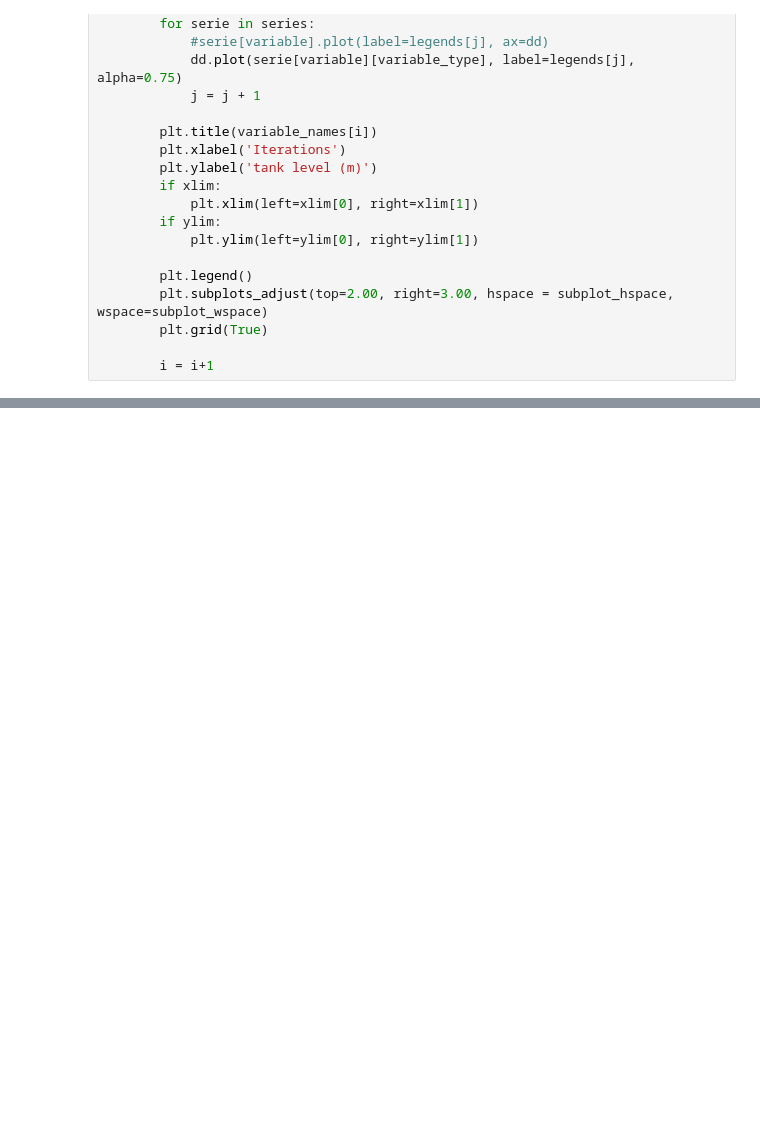
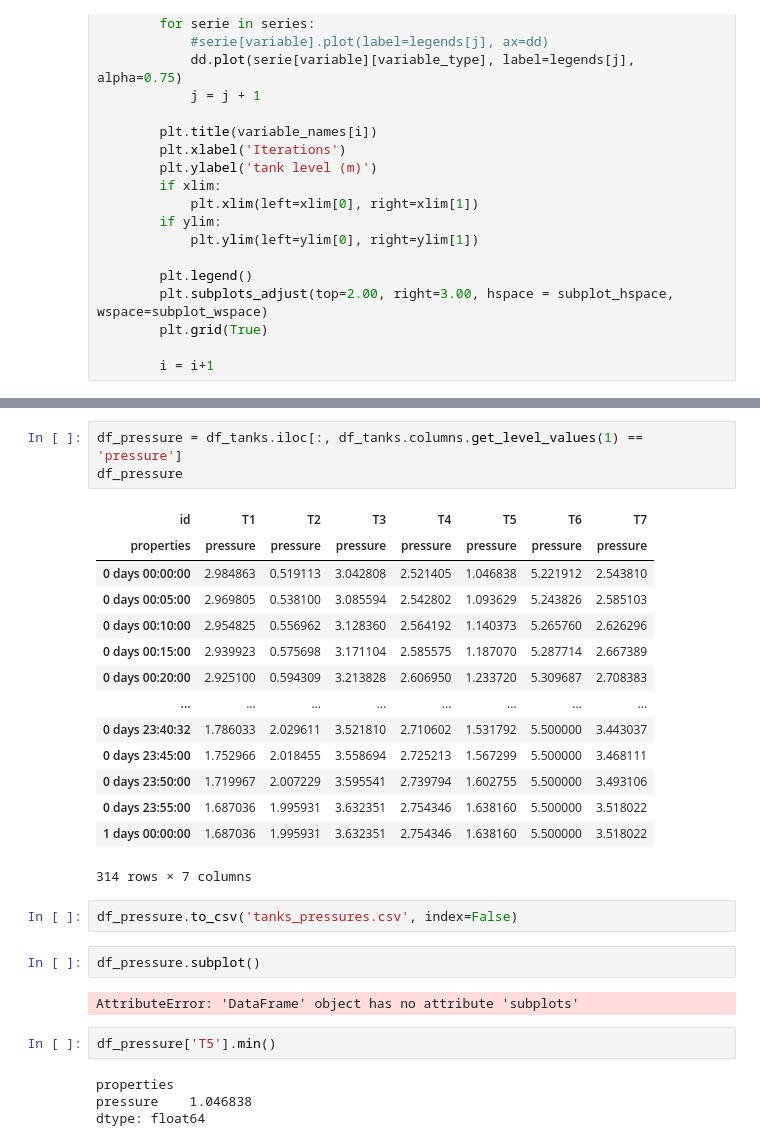
Before and after one commit to Daveonwave/msc_thesis, a Jupyter notebook: notebooks/wntr_epynet_comparison.ipynb, the cells around one changed output, grey strips where cells are left out. Cells and saved outputs as stored; diff of their text form; blank space fills up the shorter version.

```diff
--- a/notebooks/wntr_epynet_comparison.ipynb
+++ b/notebooks/wntr_epynet_comparison.ipynb
@@ -177,0 +165,30 @@ do_subplot([no_step_df_tanks, step_df_tanks], tanks, 'pressure',['No Step-by-ste
+# %%
+df_pressure = df_tanks.iloc[:, df_tanks.columns.get_level_values(1) == 'pressure']
+df_pressure
+# %% [output]
+| id | T1 | T2 | T3 | T4 | T5 | T6 | T7 |
+| properties | pressure | pressure | pressure | pressure | pressure | pressure | pressure |
+| 0 days 00:00:00 | 2.984863 | 0.519113 | 3.042808 | 2.521405 | 1.046838 | 5.221912 | 2.543810 |
+| 0 days 00:05:00 | 2.969805 | 0.538100 | 3.085594 | 2.542802 | 1.093629 | 5.243826 | 2.585103 |
+| 0 days 00:10:00 | 2.954825 | 0.556962 | 3.128360 | 2.564192 | 1.140373 | 5.265760 | 2.626296 |
+| 0 days 00:15:00 | 2.939923 | 0.575698 | 3.171104 | 2.585575 | 1.187070 | 5.287714 | 2.667389 |
+| 0 days 00:20:00 | 2.925100 | 0.594309 | 3.213828 | 2.606950 | 1.233720 | 5.309687 | 2.708383 |
+| ... | ... | ... | ... | ... | ... | ... | ... |
+| 0 days 23:40:32 | 1.786033 | 2.029611 | 3.521810 | 2.710602 | 1.531792 | 5.500000 | 3.443037 |
+| 0 days 23:45:00 | 1.752966 | 2.018455 | 3.558694 | 2.725213 | 1.567299 | 5.500000 | 3.468111 |
+| 0 days 23:50:00 | 1.719967 | 2.007229 | 3.595541 | 2.739794 | 1.602755 | 5.500000 | 3.493106 |
+| 0 days 23:55:00 | 1.687036 | 1.995931 | 3.632351 | 2.754346 | 1.638160 | 5.500000 | 3.518022 |
+| 1 days 00:00:00 | 1.687036 | 1.995931 | 3.632351 | 2.754346 | 1.638160 | 5.500000 | 3.518022 |
+314 rows × 7 columns
+# %%
+df_pressure.to_csv('tanks_pressures.csv', index=False)
+# %%
+df_pressure.subplot()
+# %% [output]
+AttributeError: 'DataFrame' object has no attribute 'subplots'
+# %%
+df_pressure['T5'].min()
+# %% [output]
+properties
+pressure    1.046838
+dtype: float64
```
Also changed, not shown: parts of 9 cells of this notebook, 5 other files.
